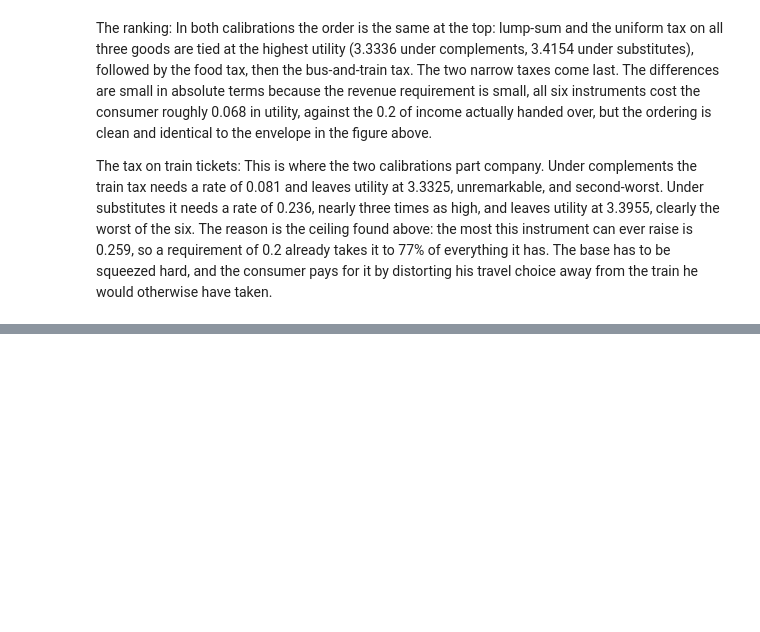
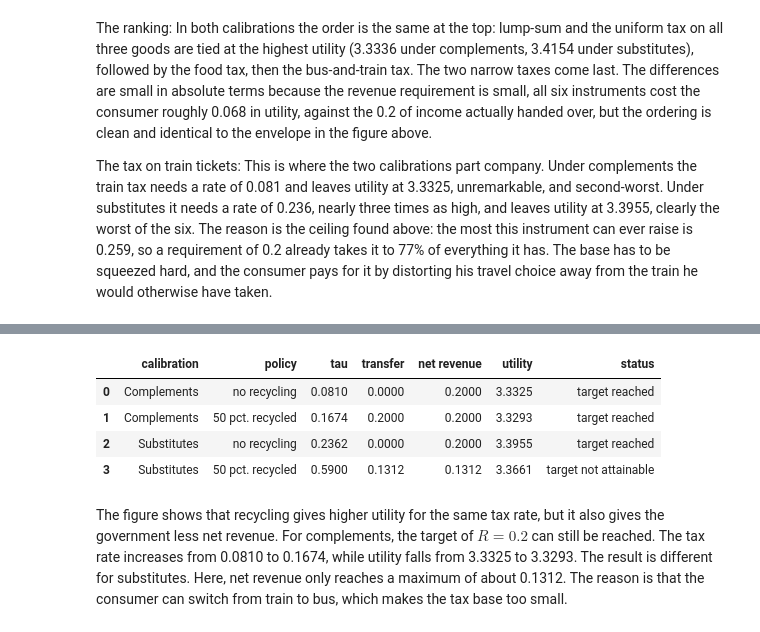
Before and after one commit to NumEconCopenhagen/projects-2025-jvb, a Jupyter notebook: 02_modelproject/modelproject.ipynb, the cells around one changed output, grey strips where cells are left out. Drawn from its saved outputs; the diff is of its cells as text; code cells hidden in the pictures; blank space fills up the shorter version.

```diff
--- a/02_modelproject/modelproject.ipynb
+++ b/02_modelproject/modelproject.ipynb
@@ -590,0 +640,31 @@ otherwise have taken.
+# %%
+rows = []
+
+for name,model in models_extension:
+    tau = model.find_tax_rate(R_target_extension,goods,bracket=(1e-10,1.0))
+    R,u = model.revenue_and_utility(tau,goods)
+    rows.append({'calibration':name,'policy':'no recycling','tau':tau,
+                 'transfer':0.0,'net revenue':R,'utility':u,
+                 'status':'target reached'})
+
+    tau = model.find_tax_rate_recycled(R_target_extension,goods,phi,
+                                       bracket=(1e-10,1.0))
+    status = 'target reached'
+    if np.isnan(tau):
+        i = np.argmax(curves_extension[name]['R_recycled'])
+        tau = tau_vec_extension[i]
+        status = 'target not attainable'
+    R,u,B = model.revenue_and_utility_recycled(tau,goods,phi)
+    rows.append({'calibration':name,'policy':'50 pct. recycled','tau':tau,
+                 'transfer':B,'net revenue':R,'utility':u,'status':status})
+
+tax_recycling_table = pd.DataFrame(rows)
+tax_recycling_table.round(4)
+# %% [output]
+|  | calibration | policy | tau | transfer | net revenue | utility | status |
+| 0 | Complements | no recycling | 0.0810 | 0.0000 | 0.2000 | 3.3325 | target reached |
+| 1 | Complements | 50 pct. recycled | 0.1674 | 0.2000 | 0.2000 | 3.3293 | target reached |
+| 2 | Substitutes | no recycling | 0.2362 | 0.0000 | 0.2000 | 3.3955 | target reached |
+| 3 | Substitutes | 50 pct. recycled | 0.5900 | 0.1312 | 0.1312 | 3.3661 | target not attainable |
+# %% [markdown]
+The figure shows that recycling gives higher utility for the same tax rate, but it also gives the government less net revenue. For complements, the target of $R=0.2$ can still be reached. The tax rate increases from 0.0810 to 0.1674, while utility falls from 3.3325 to 3.3293. The result is different for substitutes. Here, net revenue only reaches a maximum of about 0.1312. The reason is that the consumer can switch from train to bus, which makes the tax base too small.
```
Also changed, not shown: parts of 6 cells of this notebook, 1 other file.
